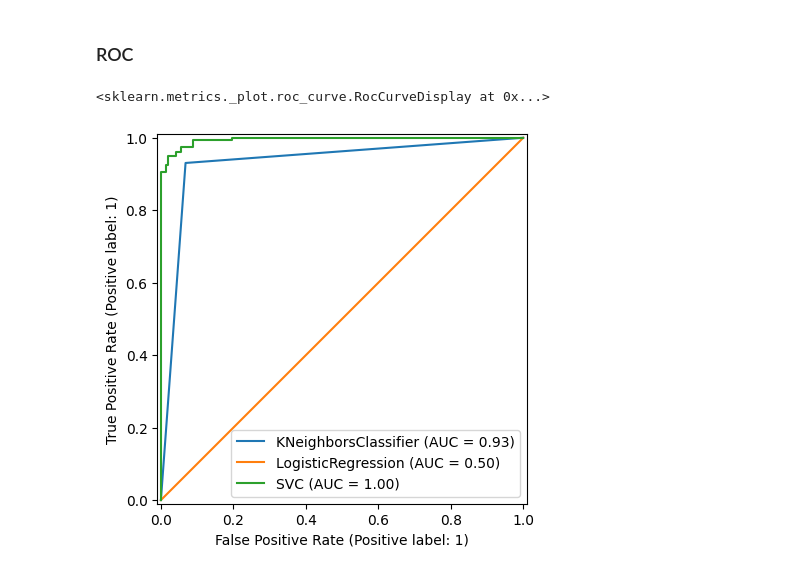
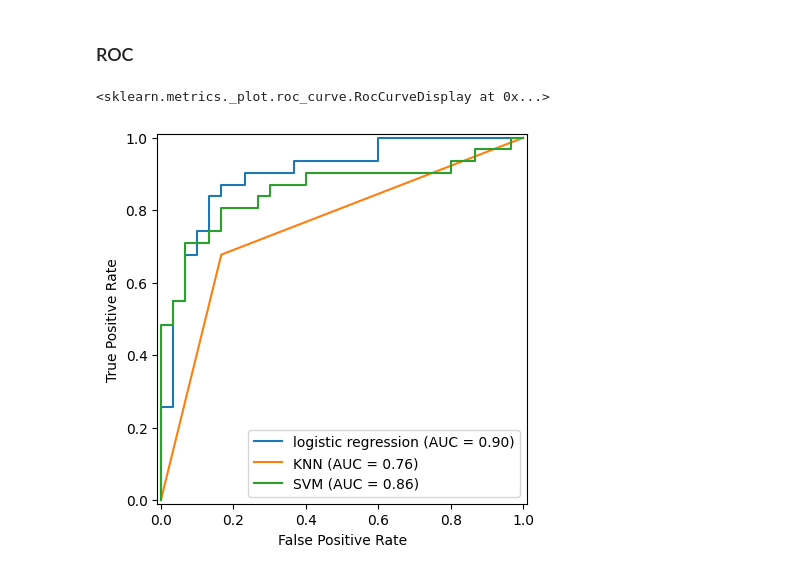
Before and after one commit to soumya-khanna/Wildfire-Prediction-Model, a Jupyter notebook: model.ipynb, the cells around one changed output. Drawn from its saved outputs; the diff is of its cells as text; code cells hidden in the pictures.

```diff
--- a/model.ipynb
+++ b/model.ipynb
@@ -906,12 +906,26 @@ Locations_Affected_MT: 0.0523862832426435
 Locations_Affected_BC: 0.06551337913029147
 # %% [markdown]
 ### ROC
-# %%
-from sklearn.metrics import RocCurveDisplay
-
-knn_disp = RocCurveDisplay.from_estimator(knn, X, y)
-log_disp = RocCurveDisplay.from_estimator(model_logistic, X, y, ax=knn_disp.ax_)
-RocCurveDisplay.from_estimator(model_svm, X, y, ax=log_disp.ax_)
-# %% [output]
-<sklearn.metrics._plot.roc_curve.RocCurveDisplay at 0x...>
-[figure, removed]
+# %%
+fpr, tpr, thresholds = metrics.roc_curve(y_test, probabilities)
+roc_auc = metrics.auc(fpr, tpr)
+display1 = metrics.RocCurveDisplay(fpr=fpr, tpr=tpr, roc_auc=roc_auc,
+estimator_name='logistic regression')
+plt1 = display1.plot()
+
+pp = knn.predict_proba(X_test)
+fpr_pp, tpr_knn, thresholds = metrics.roc_curve(y_test, pp[:, 1])
+roc_auc_pp = metrics.auc(fpr_pp, tpr_knn)
+display = metrics.RocCurveDisplay(fpr=fpr_pp, tpr=tpr_knn, roc_auc=roc_auc_pp,
+estimator_name='KNN')
+plt2 = display.plot(ax=plt1.ax_)
+
+probabilities_svm = model_svm.predict_proba(X_test)[:, 1]
+fpr, tpr, thresholds = metrics.roc_curve(y_test, probabilities_svm)
+roc_auc = metrics.auc(fpr, tpr)
+display2 = metrics.RocCurveDisplay(fpr=fpr, tpr=tpr, roc_auc=roc_auc,
+estimator_name='SVM')
+display2.plot(ax=plt2.ax_)
+# %% [output]
+<sklearn.metrics._plot.roc_curve.RocCurveDisplay at 0x...>
+[figure, added]
```
Also changed, not shown: parts of 2 cells of this notebook.
